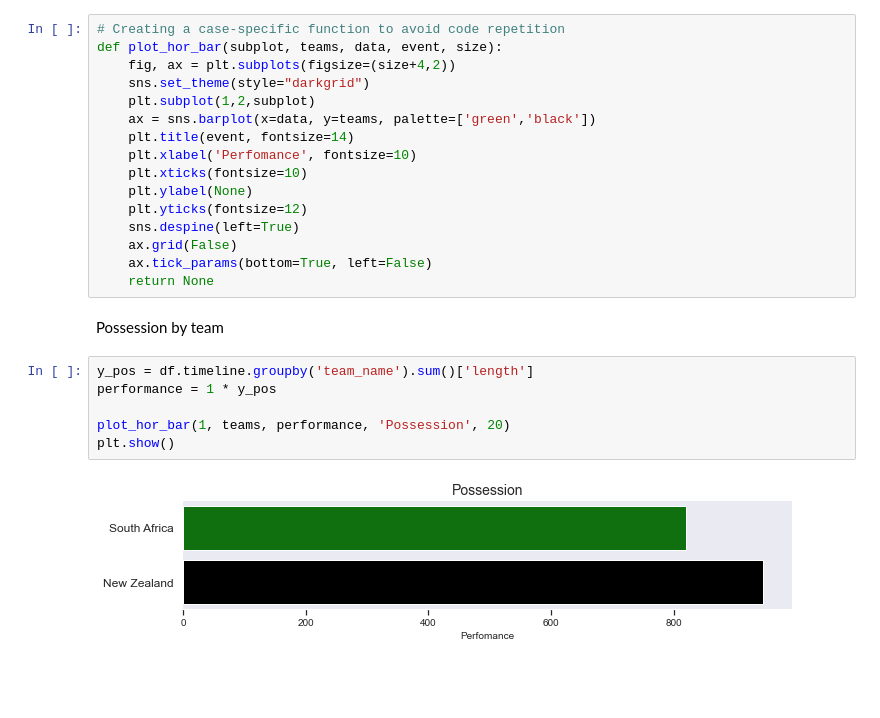
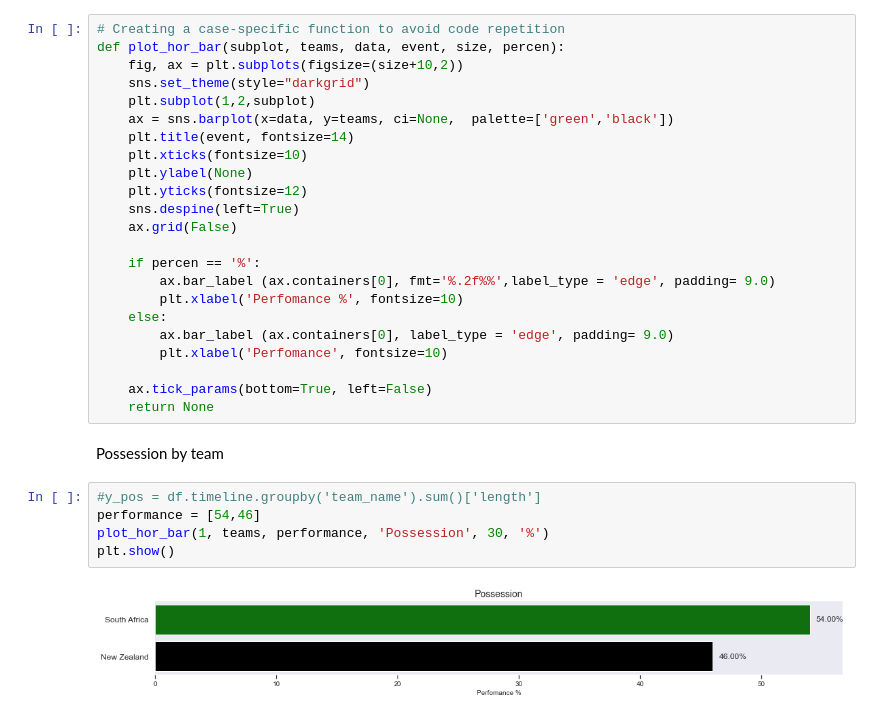
Before and after one commit to ToniBaixa/ITAcademy_Data_Science, a Jupyter notebook: Sprint11/Video_Opta_analysis.ipynb, the cells around one changed output. Saved outputs shown, nothing was run; the diff lists cells and outputs as text; blank space fills up the shorter version.

```diff
--- a/Sprint11/Video_Opta_analysis.ipynb
+++ b/Sprint11/Video_Opta_analysis.ipynb
@@ -347,27 +347,33 @@ Name: length, dtype: float64
 you can plot the results
 # %%
 # Creating a case-specific function to avoid code repetition
-def plot_hor_bar(subplot, teams, data, event, size):
-    fig, ax = plt.subplots(figsize=(size+4,2))
+def plot_hor_bar(subplot, teams, data, event, size, percen):
+    fig, ax = plt.subplots(figsize=(size+10,2))
     sns.set_theme(style="darkgrid")
     plt.subplot(1,2,subplot)
-    ax = sns.barplot(x=data, y=teams, palette=['green','black'])
+    ax = sns.barplot(x=data, y=teams, ci=None,  palette=['green','black'])
     plt.title(event, fontsize=14)
-    plt.xlabel('Perfomance', fontsize=10)
     plt.xticks(fontsize=10)
     plt.ylabel(None)
     plt.yticks(fontsize=12)
     sns.despine(left=True)
     ax.grid(False)
+
+    if percen == '%':
+        ax.bar_label (ax.containers[0], fmt='%.2f%%',label_type = 'edge', padding= 9.0)
+        plt.xlabel('Perfomance %', fontsize=10)
+    else:
+        ax.bar_label (ax.containers[0], label_type = 'edge', padding= 9.0)
+        plt.xlabel('Perfomance', fontsize=10)
+
     ax.tick_params(bottom=True, left=False)
     return None
 # %% [markdown]
 Possession by team
 # %%
-y_pos = df.timeline.groupby('team_name').sum()['length']
-performance = 1 * y_pos
-
-plot_hor_bar(1, teams, performance, 'Possession', 20)
+#y_pos = df.timeline.groupby('team_name').sum()['length']
+performance = [54,46]
+plot_hor_bar(1, teams, performance, 'Possession', 30, '%')
 plt.show()
 # %% [output]
-[figure, old version]
+[figure, new version]
```
Also changed, not shown: parts of 50 cells of this notebook.
